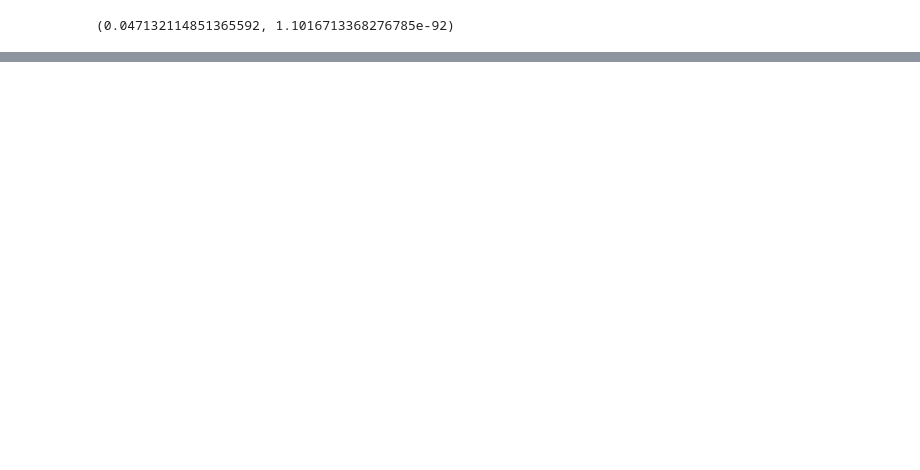
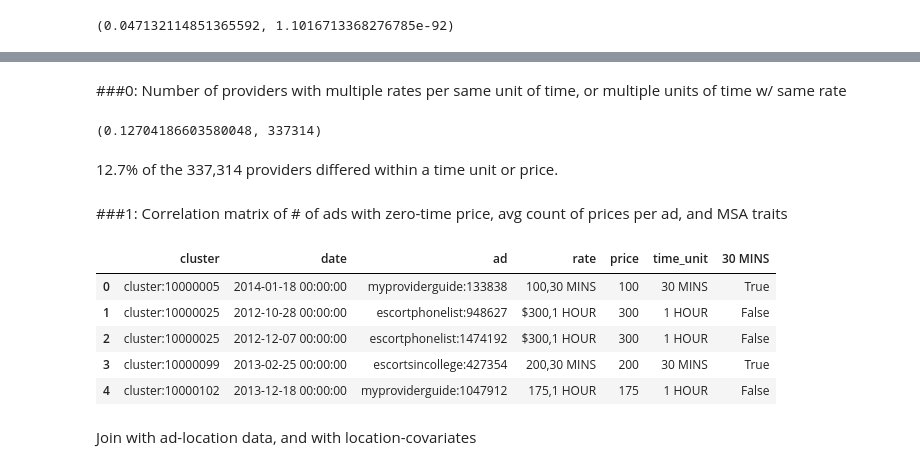
Before and after one commit to giantoak/memex-diagnostics, a Jupyter notebook: notebooks/Price per hour diagnostics.ipynb, the cells around one changed output, grey strips where cells are left out. Cells and saved outputs as stored; diff of their text form; code cells hidden in the pictures; blank space fills up the shorter version.

```diff
--- a/notebooks/Price per hour diagnostics.ipynb
+++ b/notebooks/Price per hour diagnostics.ipynb
@@ -178,0 +179,2 @@ Stripping small provider clusters
+# %% [markdown]
+###0: Number of providers with multiple rates per same unit of time, or multiple units of time w/ same rate
@@ -178,0 +184,19 @@ Stripping small provider clusters
+# %%
+((unique_time_units - unique_prices) != 0).sum()/float(len(unique_time_units)), len(unique_time_units)
+# %% [output]
+(0.12704186603580048, 337314)
+# %% [markdown]
+12.7% of the 337,314 providers differed within a time unit or price.
+# %% [markdown]
+###1: Correlation matrix of # of ads with zero-time price, avg count of prices per ad, and MSA traits
+# %%
+# Number of ads with zero-time price = number of ads with more than one listing n = 968,213
+
+cluster_rates.head()
+# %% [output]
+|  | cluster | date | ad | rate | price | time_unit | 30 MINS |
+| 0 | cluster:10000005 | 2014-01-18 00:00:00 | myproviderguide:133838 | 100,30 MINS | 100 | 30 MINS | True |
+| 1 | cluster:10000025 | 2012-10-28 00:00:00 | escortphonelist:948627 | $300,1 HOUR | 300 | 1 HOUR | False |
+| 2 | cluster:10000025 | 2012-12-07 00:00:00 | escortphonelist:1474192 | $300,1 HOUR | 300 | 1 HOUR | False |
+| 3 | cluster:10000099 | 2013-02-25 00:00:00 | escortsincollege:427354 | 200,30 MINS | 200 | 30 MINS | True |
+| 4 | cluster:10000102 | 2013-12-18 00:00:00 | myproviderguide:1047912 | 175,1 HOUR | 175 | 1 HOUR | False |
@@ -178,0 +208,2 @@ Stripping small provider clusters
+# %% [markdown]
+Join with ad-location data, and with location-covariates
```
Also changed, not shown: parts of 23 cells of this notebook, 7 other files.
